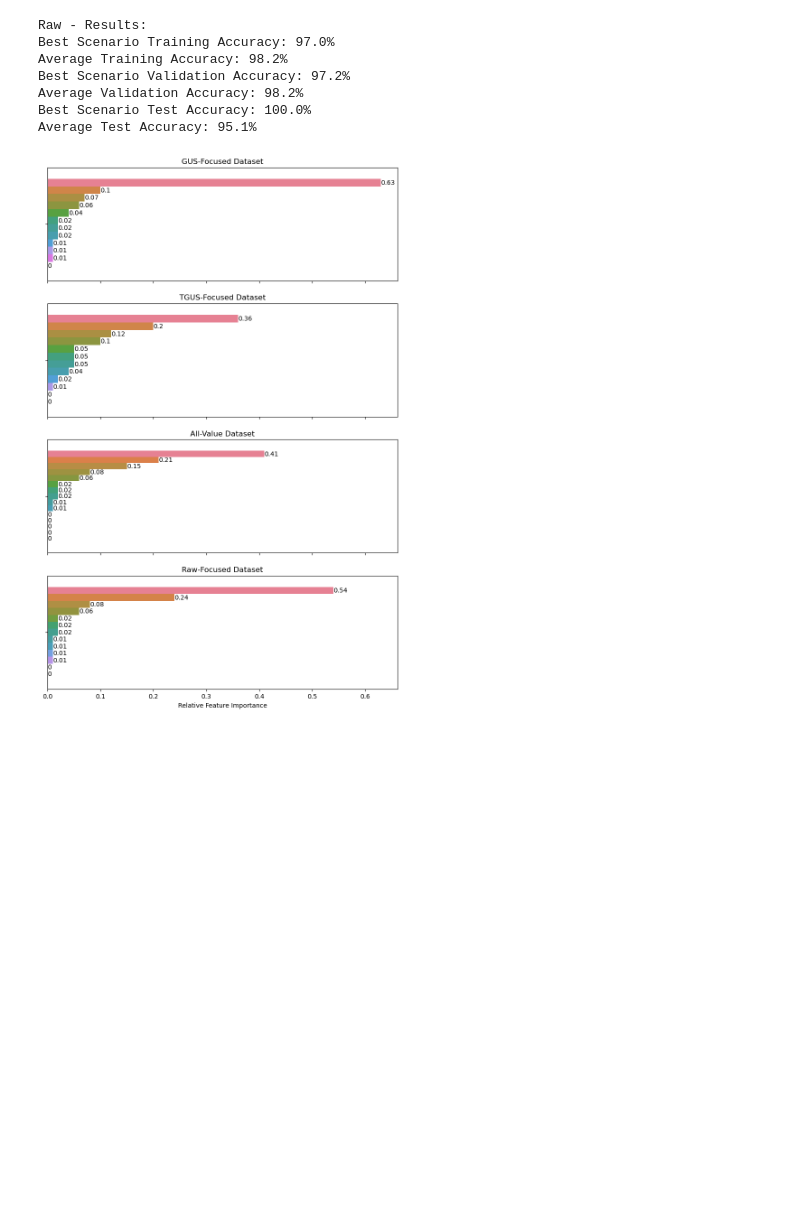
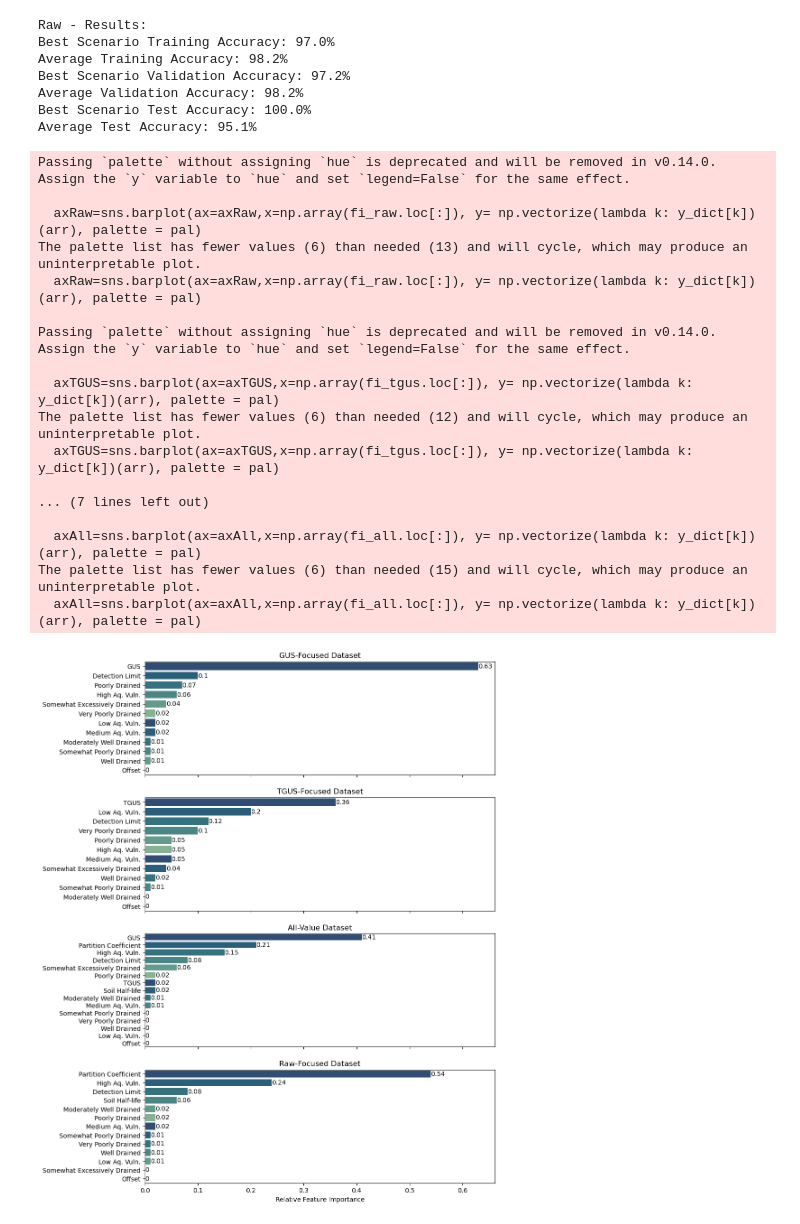
Before and after one commit to izguenther6/orie4741-final, a Jupyter notebook: scripts/trees.ipynb, the cells around one changed output. Cells and saved outputs as stored; diff of their text form; code cells hidden in the pictures; blank space fills up the shorter version.

```diff
--- a/scripts/trees.ipynb
+++ b/scripts/trees.ipynb
@@ -304,38 +304,55 @@ y_dict = {'detlimit': 'Detection Limit', 'gus': 'GUS', 'pcoef':'Partition Coeffi
         'Somewhat poorly drained':'Somewhat Poorly Drained', 'low':'Low Aq. Vuln.', 'Very poorly drained':'Very Poorly Drained', 'Somewhat excessively drained':'Somewhat Excessively Drained',
         'offset':'Offset'}
 
 pal = sns.color_palette('crest_r')
 
 fi_raw = pd.Series(np.round(feature_importances_raw,2), index = df_raw.drop('detected', axis = 1).columns,)
 fi_raw = fi_raw.sort_values(ascending=False)
 arr=np.array(fi_raw.index)
-axRaw=sns.barplot(ax=axRaw,x=np.array(fi_raw.loc[:]), hue= np.vectorize(lambda k: y_dict[k])(arr), legend = False)
+axRaw=sns.barplot(ax=axRaw,x=np.array(fi_raw.loc[:]), y= np.vectorize(lambda k: y_dict[k])(arr), palette = pal)
 for i in axRaw.containers:
     axRaw.bar_label(i,)
 
 fi_tgus = pd.Series(np.round(feature_importances_tgus,2), index = df_tgus.drop('detected', axis = 1).columns)
 fi_tgus = fi_tgus.sort_values(ascending=False)
 arr=np.array(fi_tgus.index)
-axTGUS=sns.barplot(ax=axTGUS,x=np.array(fi_tgus.loc[:]), hue= np.vectorize(lambda k: y_dict[k])(arr), legend= False)
+axTGUS=sns.barplot(ax=axTGUS,x=np.array(fi_tgus.loc[:]), y= np.vectorize(lambda k: y_dict[k])(arr), palette = pal)
 for i in axTGUS.containers:
     axTGUS.bar_label(i,)
 
 fi_gus = pd.Series(np.round(feature_importances_gus,2), index = df_gus.drop('detected', axis = 1).columns)
 fi_gus = fi_gus.sort_values(ascending=False)
 arr=np.array(fi_gus.index)
-axGUS=sns.barplot(ax=axGUS,x=np.array(fi_gus.loc[:]), hue= np.vectorize(lambda k: y_dict[k])(arr),legend = False)
+axGUS=sns.barplot(ax=axGUS,x=np.array(fi_gus.loc[:]), y= np.vectorize(lambda k: y_dict[k])(arr),palette = pal)
 for i in axGUS.containers:
     axGUS.bar_label(i,)
 
 fi_all = pd.Series(np.round(feature_importances_all,2), index = df_all.drop('detected', axis = 1).columns)
 fi_all = fi_all.sort_values(ascending=False)
 arr=np.array(fi_all.index)
-axAll=sns.barplot(ax=axAll,x=np.array(fi_all.loc[:]), hue= np.vectorize(lambda k: y_dict[k])(arr), legend = False, palette = pal)
+axAll=sns.barplot(ax=axAll,x=np.array(fi_all.loc[:]), y= np.vectorize(lambda k: y_dict[k])(arr), palette = pal)
 axRaw.set_xlabel('Relative Feature Importance')
 for i in axAll.containers:
     axAll.bar_label(i,)
 # %% [output]
+Passing `palette` without assigning `hue` is deprecated and will be removed in v0.14.0. Assign the `y` variable to `hue` and set `legend=False` for the same effect.
+
+  axRaw=sns.barplot(ax=axRaw,x=np.array(fi_raw.loc[:]), y= np.vectorize(lambda k: y_dict[k])(arr), palette = pal)
+The palette list has fewer values (6) than needed (13) and will cycle, which may produce an uninterpretable plot.
+  axRaw=sns.barplot(ax=axRaw,x=np.array(fi_raw.loc[:]), y= np.vectorize(lambda k: y_dict[k])(arr), palette = pal)
+
+Passing `palette` without assigning `hue` is deprecated and will be removed in v0.14.0. Assign the `y` variable to `hue` and set `legend=False` for the same effect.
+
+  axTGUS=sns.barplot(ax=axTGUS,x=np.array(fi_tgus.loc[:]), y= np.vectorize(lambda k: y_dict[k])(arr), palette = pal)
+The palette list has fewer values (6) than needed (12) and will cycle, which may produce an uninterpretable plot.
+  axTGUS=sns.barplot(ax=axTGUS,x=np.array(fi_tgus.loc[:]), y= np.vectorize(lambda k: y_dict[k])(arr), palette = pal)
+
+... (7 lines left out)
+
+  axAll=sns.barplot(ax=axAll,x=np.array(fi_all.loc[:]), y= np.vectorize(lambda k: y_dict[k])(arr), palette = pal)
+The palette list has fewer values (6) than needed (15) and will cycle, which may produce an uninterpretable plot.
+  axAll=sns.barplot(ax=axAll,x=np.array(fi_all.loc[:]), y= np.vectorize(lambda k: y_dict[k])(arr), palette = pal)
-[figure, old version]
+[figure, new version]
 # %%
 '''
 Equal variance t-tests to compare result means
```
Also changed, not shown: 3 other files.
